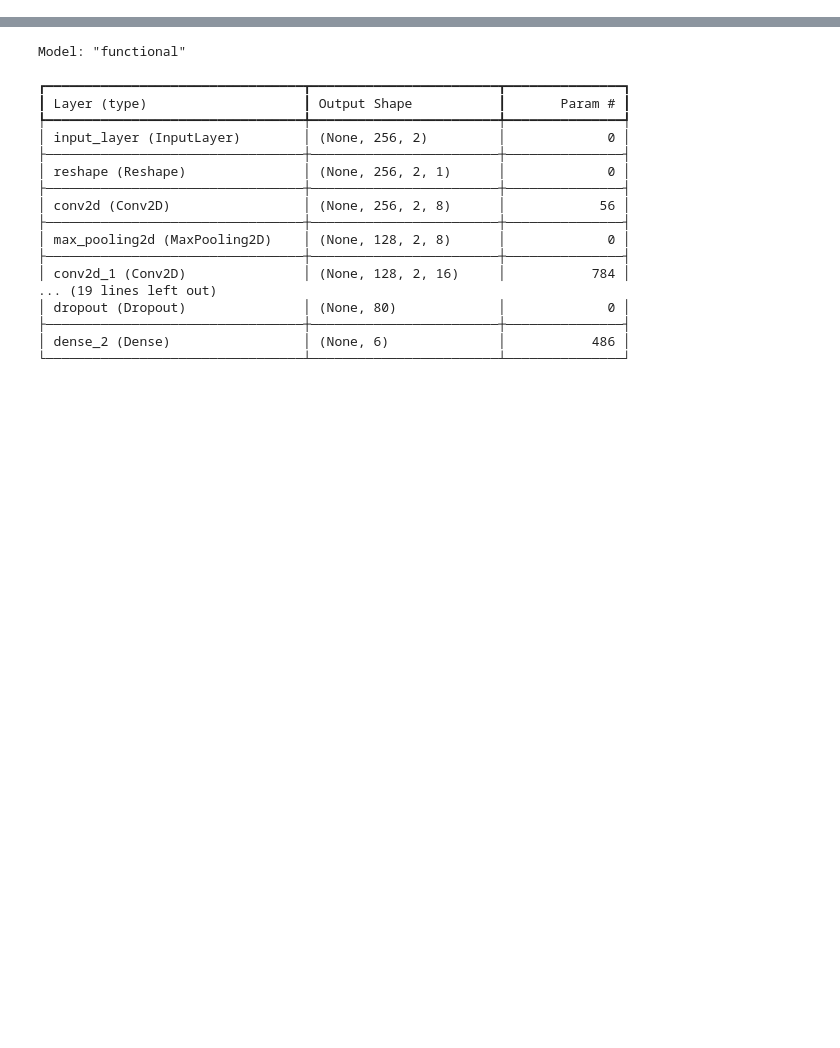
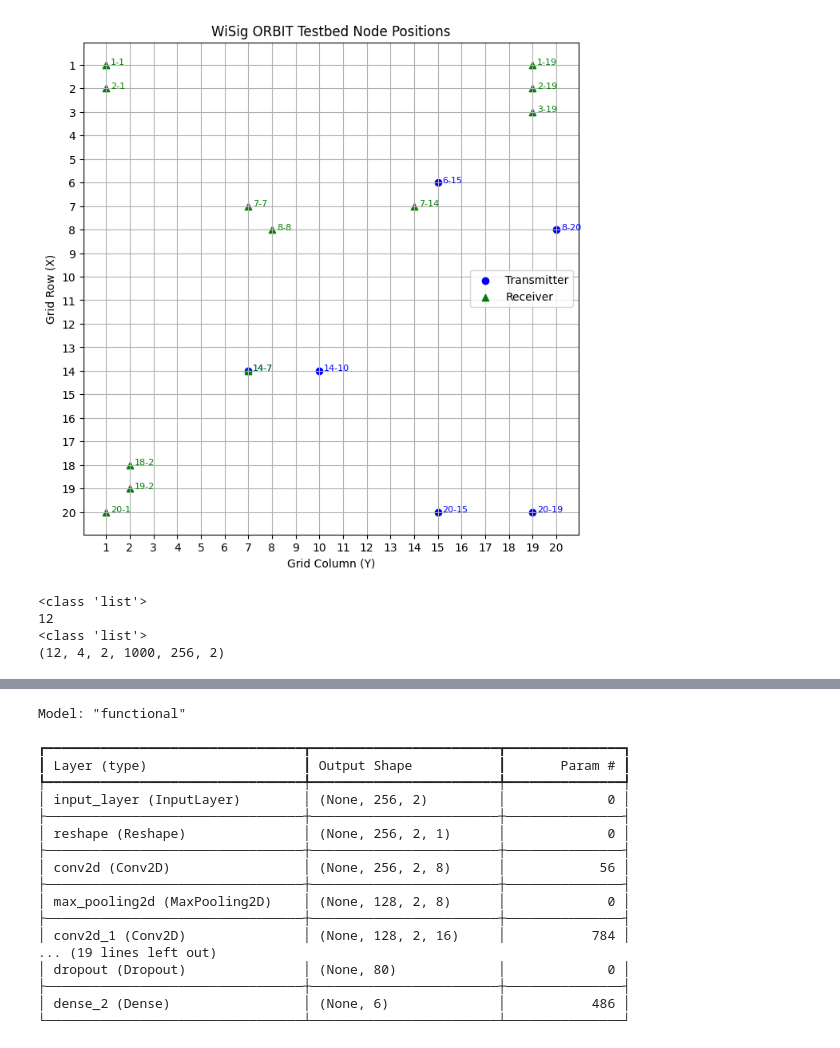
Before and after one commit to salim-1234/dissertation, a Jupyter notebook: Dissertation_RF_Fingerprinting_using_kaggle_Many_sig.ipynb, the cells around one changed output, grey strips where cells are left out. Saved outputs shown, nothing was run; the diff lists cells and outputs as text; code cells hidden in the pictures; blank space fills up the shorter version.

Commit message:
visualisation of IQ sample.

```diff
--- a/Dissertation_RF_Fingerprinting_using_kaggle_Many_sig.ipynb
+++ b/Dissertation_RF_Fingerprinting_using_kaggle_Many_sig.ipynb
@@ -53,0 +69,46 @@ print(n_tx,n_rx)
+# %%
+import matplotlib.pyplot as plt
+
+# Example: visualize a simplified ORBIT grid and highlight Tx/Rx node positions
+tx_nodes = ['14-10', '14-7', '20-15', '20-19', '6-15', '8-20']
+rx_nodes = ['1-1', '1-19', '14-7', '18-2', '19-2', '2-1', '2-19', '20-1', '3-19', '7-14', '7-7', '8-8']
+
+def extract_coordinates(node_list):
+    return [(int(n.split('-')[0]), int(n.split('-')[1])) for n in node_list]
+
+tx_coords = extract_coordinates(tx_nodes)
+rx_coords = extract_coordinates(rx_nodes)
+
+plt.figure(figsize=(8, 8))
+plt.grid(True)
+plt.xticks(range(0, 21))
+plt.yticks(range(0, 21))
+plt.gca().invert_yaxis()
+
+# Plot all nodes
+for x, y in tx_coords:
+    plt.scatter(y, x, marker='o', color='blue', label='Transmitter' if 'Transmitter' not in plt.gca().get_legend_handles_labels()[1] else "")
+    plt.text(y+0.2, x, f"{x}-{y}", fontsize=8, color='blue')
+
+for x, y in rx_coords:
+    plt.scatter(y, x, marker='^', color='green', label='Receiver' if 'Receiver' not in plt.gca().get_legend_handles_labels()[1] else "")
+    plt.text(y+0.2, x, f"{x}-{y}", fontsize=8, color='green')
+
+plt.title("WiSig ORBIT Testbed Node Positions")
+plt.xlabel("Grid Column (Y)")
+plt.ylabel("Grid Row (X)")
+plt.legend()
+plt.show()
+# %% [output]
+[figure, added]
+# %%
+first_entry = compact_dataset['data'][0]
+print(type(first_entry))         # Should be list
+print(len(first_entry))          # Should be 1000 (number of packets)
+print(type(first_entry[0]))      # Should be ndarray (each packet)
+print(np.array(first_entry).shape)  # Should give full shape: (1000, 256, 2)
+# %% [output]
+<class 'list'>
+12
+<class 'list'>
+(12, 4, 2, 1000, 256, 2)
```
Also changed, not shown: parts of 15 cells of this notebook.
